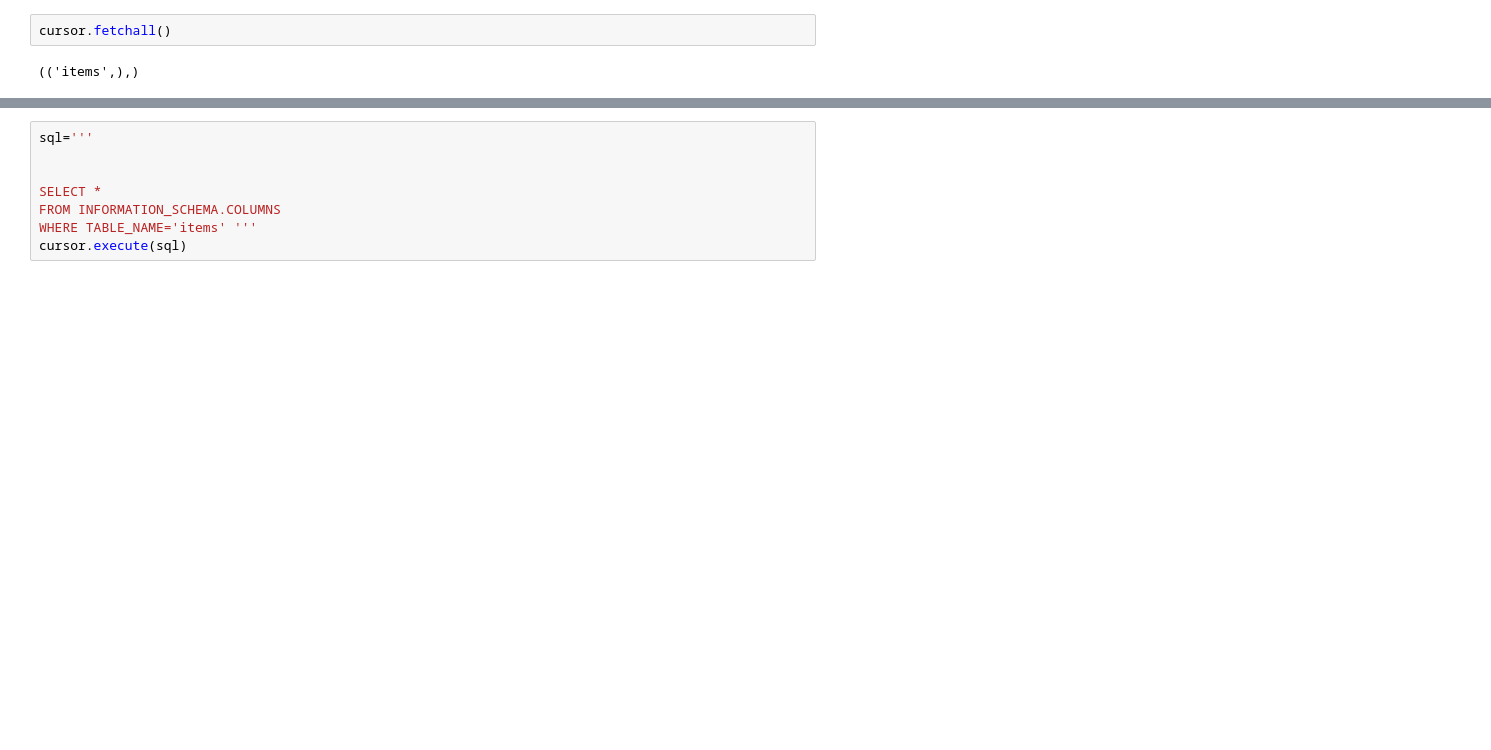
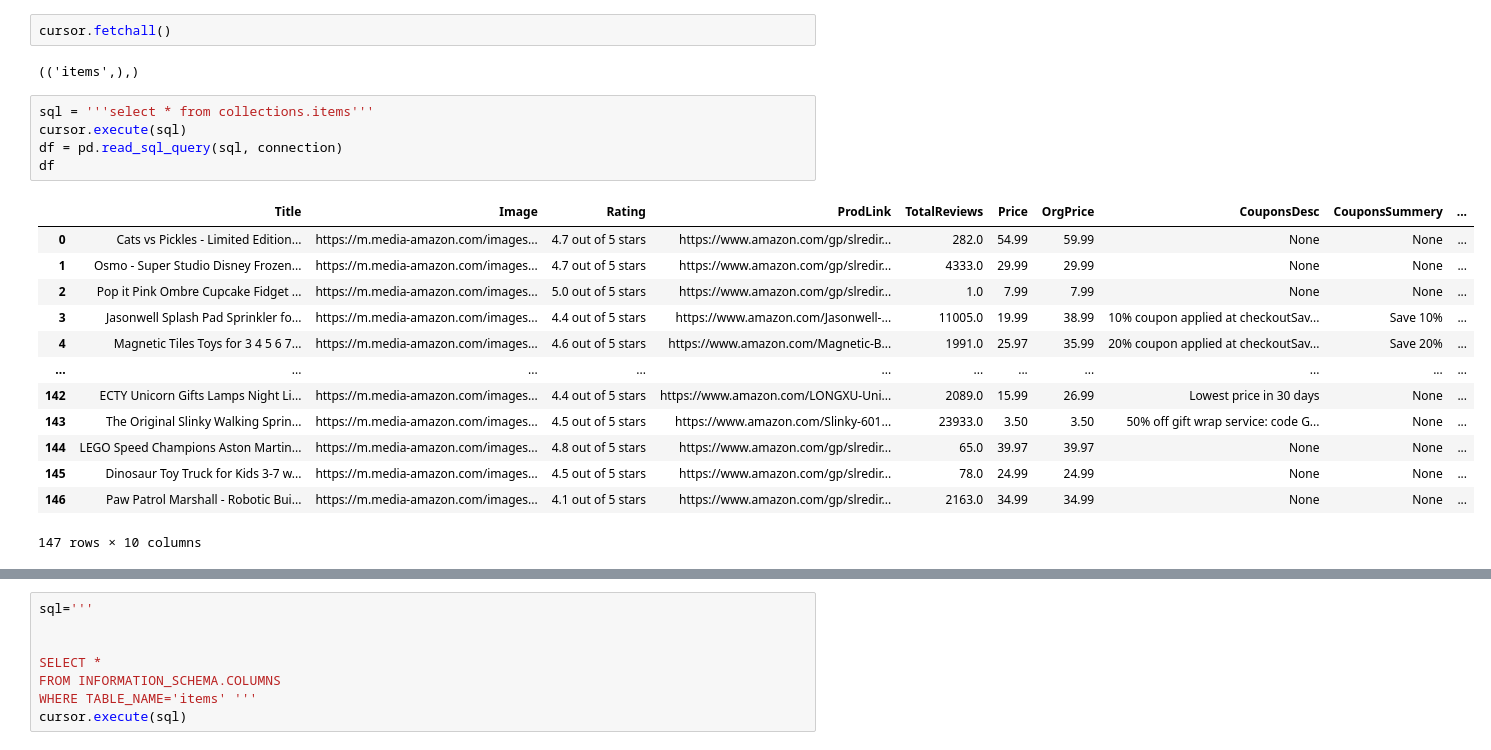
Before and after one commit to vandanafs/Passion_Project, a Jupyter notebook: Processing_from_RDS.ipynb, the cells around one changed output, grey strips where cells are left out. Cells and saved outputs as stored; diff of their text form; blank space fills up the shorter version.

```diff
--- a/Processing_from_RDS.ipynb
+++ b/Processing_from_RDS.ipynb
@@ -49,3 +49,22 @@ cursor.execute(sql)
 cursor.fetchall()
 # %% [output]
 (('items',),)
+# %%
+sql = '''select * from collections.items'''
+cursor.execute(sql)
+df = pd.read_sql_query(sql, connection)
+df
+# %% [output]
+|  | Title | Image | Rating | ProdLink | TotalReviews | Price | OrgPrice | CouponsDesc | CouponsSummery | ... |
+| 0 | Cats vs Pickles - Limited Edition... | https://m.media-amazon.com/images... | 4.7 out of 5 stars | https://www.amazon.com/gp/slredir... | 282.0 | 54.99 | 59.99 | None | None | ... |
+| 1 | Osmo - Super Studio Disney Frozen... | https://m.media-amazon.com/images... | 4.7 out of 5 stars | https://www.amazon.com/gp/slredir... | 4333.0 | 29.99 | 29.99 | None | None | ... |
+| 2 | Pop it Pink Ombre Cupcake Fidget ... | https://m.media-amazon.com/images... | 5.0 out of 5 stars | https://www.amazon.com/gp/slredir... | 1.0 | 7.99 | 7.99 | None | None | ... |
+| 3 | Jasonwell Splash Pad Sprinkler fo... | https://m.media-amazon.com/images... | 4.4 out of 5 stars | https://www.amazon.com/Jasonwell-... | 11005.0 | 19.99 | 38.99 | 10% coupon applied at checkoutSav... | Save 10% | ... |
+| 4 | Magnetic Tiles Toys for 3 4 5 6 7... | https://m.media-amazon.com/images... | 4.6 out of 5 stars | https://www.amazon.com/Magnetic-B... | 1991.0 | 25.97 | 35.99 | 20% coupon applied at checkoutSav... | Save 20% | ... |
+| ... | ... | ... | ... | ... | ... | ... | ... | ... | ... | ... |
+| 142 | ECTY Unicorn Gifts Lamps Night Li... | https://m.media-amazon.com/images... | 4.4 out of 5 stars | https://www.amazon.com/LONGXU-Uni... | 2089.0 | 15.99 | 26.99 | Lowest price in 30 days | None | ... |
+| 143 | The Original Slinky Walking Sprin... | https://m.media-amazon.com/images... | 4.5 out of 5 stars | https://www.amazon.com/Slinky-601... | 23933.0 | 3.50 | 3.50 | 50% off gift wrap service: code G... | None | ... |
+| 144 | LEGO Speed Champions Aston Martin... | https://m.media-amazon.com/images... | 4.8 out of 5 stars | https://www.amazon.com/gp/slredir... | 65.0 | 39.97 | 39.97 | None | None | ... |
+| 145 | Dinosaur Toy Truck for Kids 3-7 w... | https://m.media-amazon.com/images... | 4.5 out of 5 stars | https://www.amazon.com/gp/slredir... | 78.0 | 24.99 | 24.99 | None | None | ... |
+| 146 | Paw Patrol Marshall - Robotic Bui... | https://m.media-amazon.com/images... | 4.1 out of 5 stars | https://www.amazon.com/gp/slredir... | 2163.0 | 34.99 | 34.99 | None | None | ... |
+147 rows × 10 columns
```
Also changed, not shown: parts of 4 cells of this notebook.
